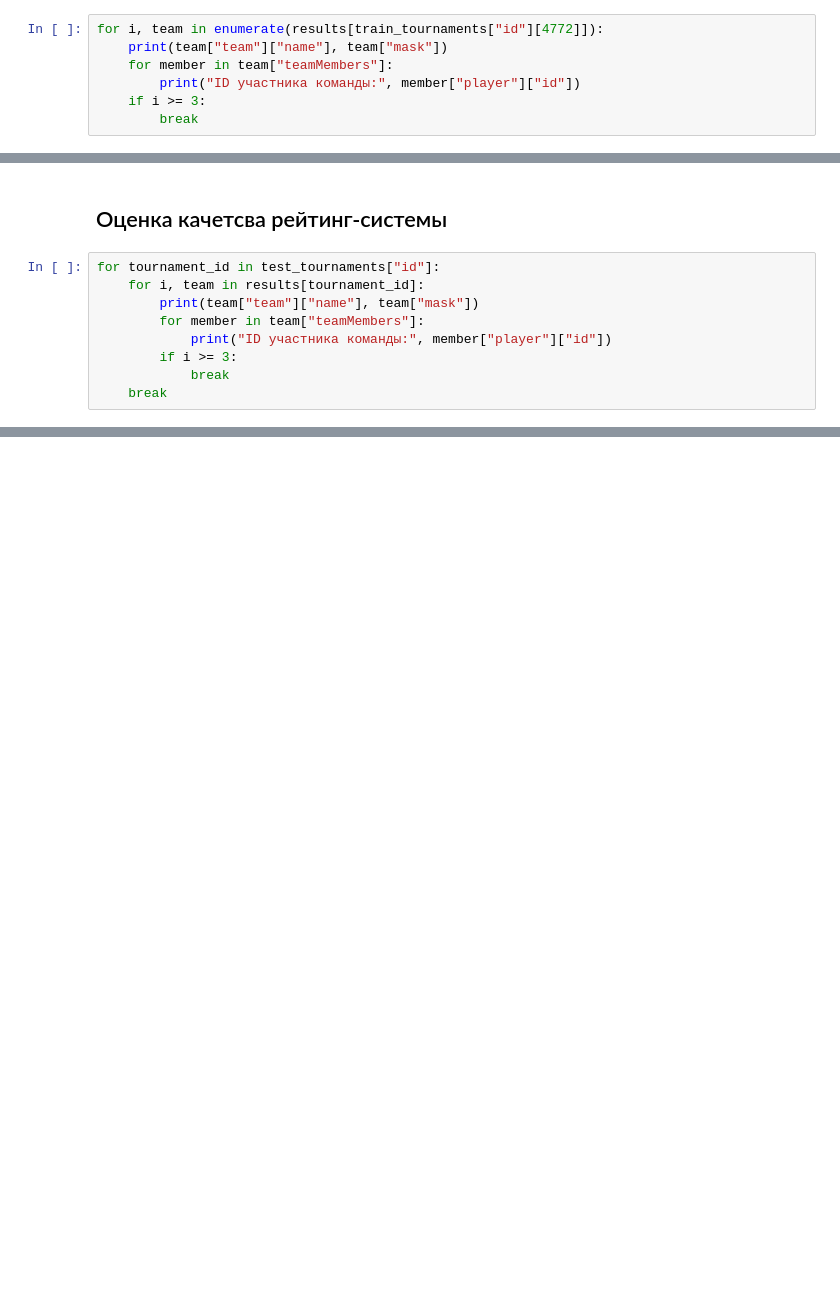
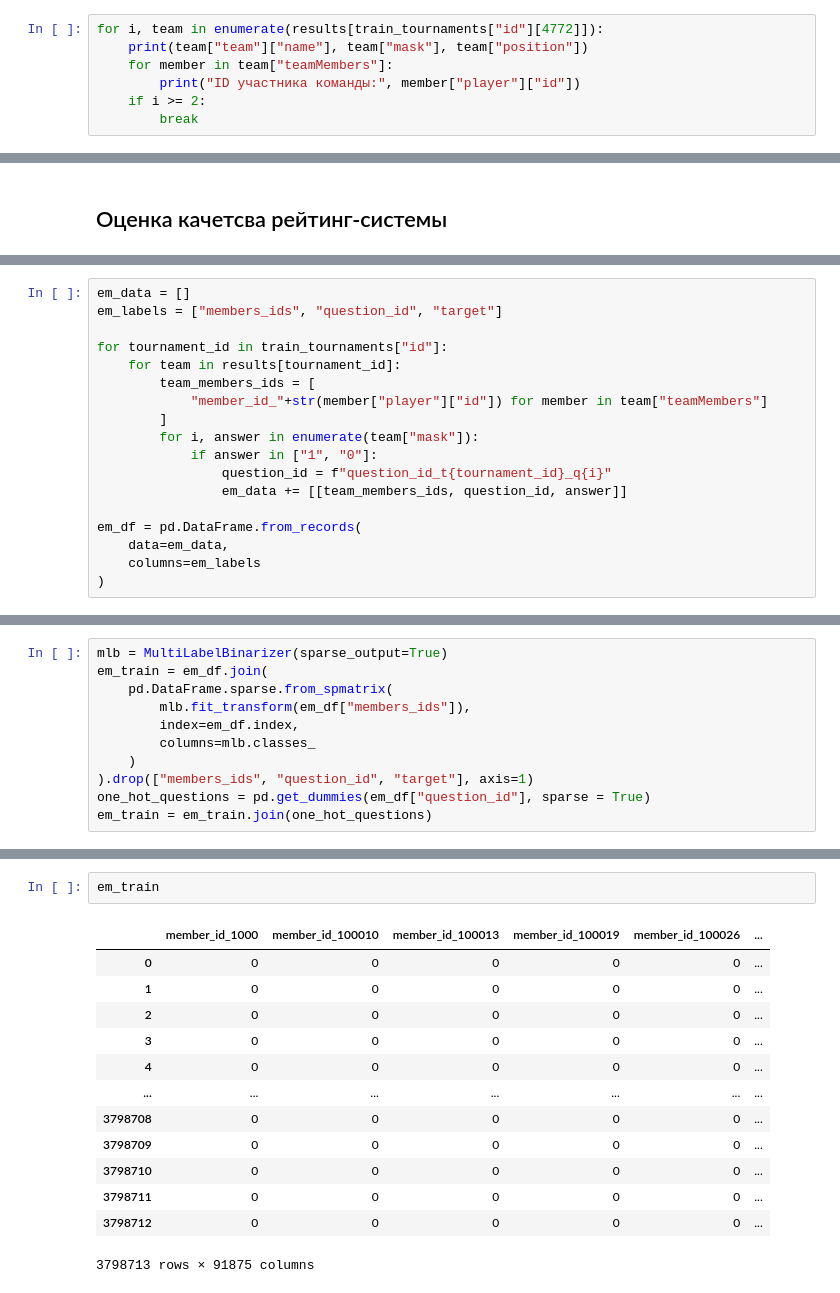
Before and after one commit to AmpiroMax/VK_AML, a Jupyter notebook: hw2/solution.ipynb, the cells around one changed output, grey strips where cells are left out. Saved outputs shown, nothing was run; the diff lists cells and outputs as text; blank space fills up the shorter version.

```diff
--- a/hw2/solution.ipynb
+++ b/hw2/solution.ipynb
@@ -123,8 +126,8 @@ train_tournaments
 # %%
 for i, team in enumerate(results[train_tournaments["id"][4772]]):
-    print(team["team"]["name"], team["mask"])
+    print(team["team"]["name"], team["mask"], team["position"])
     for member in team["teamMembers"]:
         print("ID участника команды:", member["player"]["id"])
-    if i >= 3:
+    if i >= 2:
         break
 # %% [output]
@@ -211,11 +257,2 @@ Index(['member_id_15', 'member_id_16', 'member_id_23', 'member_id_31',
 # %% [markdown]
 ## Оценка качетсва рейтинг-системы
-# %%
-for tournament_id in test_tournaments["id"]:
-    for i, team in results[tournament_id]:
-        print(team["team"]["name"], team["mask"])
-        for member in team["teamMembers"]:
-            print("ID участника команды:", member["player"]["id"])
-        if i >= 3:
-            break
-    break
@@ -229,0 +302,18 @@ ID участника команды: 4270
+# %%
+em_data = []
+em_labels = ["members_ids", "question_id", "target"]
+
+for tournament_id in train_tournaments["id"]:
+    for team in results[tournament_id]:
+        team_members_ids = [
+            "member_id_"+str(member["player"]["id"]) for member in team["teamMembers"]
+        ]
+        for i, answer in enumerate(team["mask"]):
+            if answer in ["1", "0"]:
+                question_id = f"question_id_t{tournament_id}_q{i}"
+                em_data += [[team_members_ids, question_id, answer]]
+
+em_df = pd.DataFrame.from_records(
+    data=em_data,
+    columns=em_labels
+)
@@ -229,0 +336,11 @@ ID участника команды: 4270
+# %%
+mlb = MultiLabelBinarizer(sparse_output=True)
+em_train = em_df.join(
+    pd.DataFrame.sparse.from_spmatrix(
+        mlb.fit_transform(em_df["members_ids"]),
+        index=em_df.index,
+        columns=mlb.classes_
+    )
+).drop(["members_ids", "question_id", "target"], axis=1)
+one_hot_questions = pd.get_dummies(em_df["question_id"], sparse = True)
+em_train = em_train.join(one_hot_questions)
@@ -229,0 +352,16 @@ ID участника команды: 4270
+# %%
+em_train
+# %% [output]
+|  | member_id_1000 | member_id_100010 | member_id_100013 | member_id_100019 | member_id_100026 | ... |
+| 0 | 0 | 0 | 0 | 0 | 0 | ... |
+| 1 | 0 | 0 | 0 | 0 | 0 | ... |
+| 2 | 0 | 0 | 0 | 0 | 0 | ... |
+| 3 | 0 | 0 | 0 | 0 | 0 | ... |
+| 4 | 0 | 0 | 0 | 0 | 0 | ... |
+| ... | ... | ... | ... | ... | ... | ... |
+| 3798708 | 0 | 0 | 0 | 0 | 0 | ... |
+| 3798709 | 0 | 0 | 0 | 0 | 0 | ... |
+| 3798710 | 0 | 0 | 0 | 0 | 0 | ... |
+| 3798711 | 0 | 0 | 0 | 0 | 0 | ... |
+| 3798712 | 0 | 0 | 0 | 0 | 0 | ... |
+3798713 rows × 91875 columns
```
Also changed, not shown: parts of 27 cells of this notebook.
